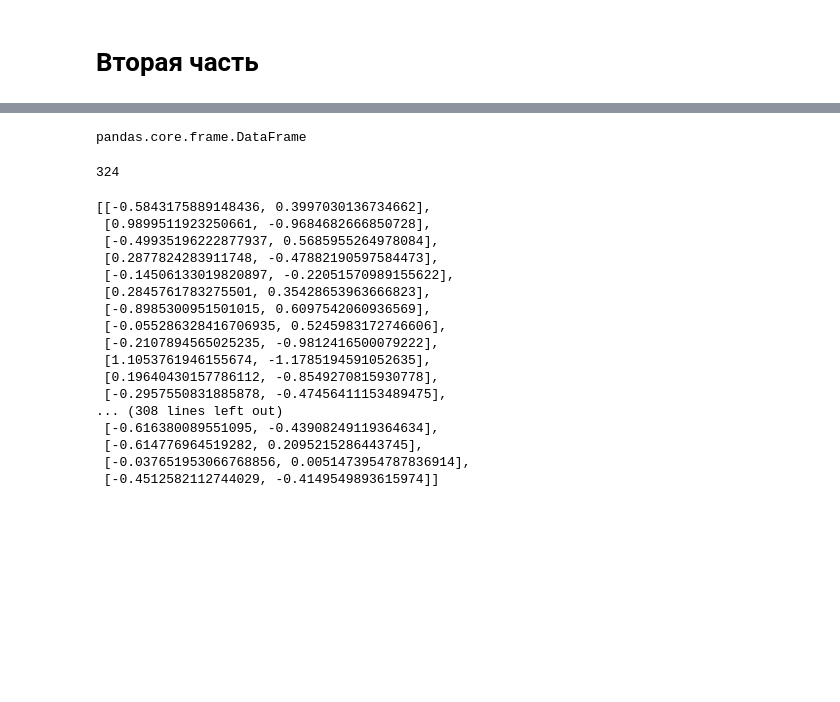
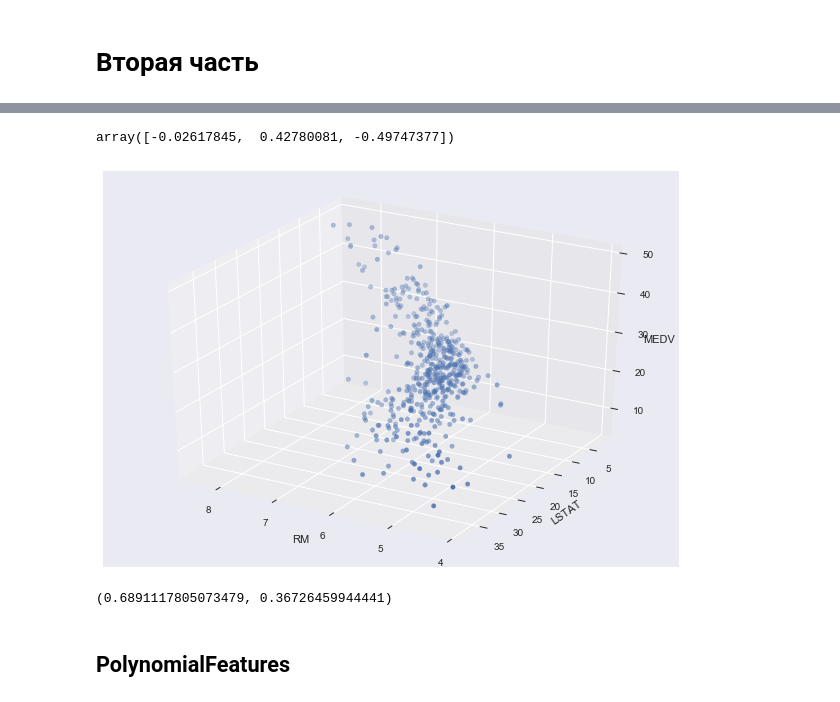
Before and after one commit to alexanderlakiza/cs102, a Jupyter notebook: homework08/LinearRegressionAssignment.ipynb, the cells around one changed output, grey strips where cells are left out. Drawn from its saved outputs; the diff is of its cells as text; code cells hidden in the pictures; blank space fills up the shorter version.

```diff
--- a/homework08/LinearRegressionAssignment.ipynb
+++ b/homework08/LinearRegressionAssignment.ipynb
@@ -785,4 +644,0 @@ error_theta
-# %%
-type(X_train)
-# %% [output]
-pandas.core.frame.DataFrame
@@ -791,24 +645,16 @@ X_kek = X_train.values.tolist()
-# %%
-len(Y_train)
-# %% [output]
-324
-# %%
-X_kek
-# %% [output]
-[[-0.5843175889148436, 0.3997030136734662],
- [0.9899511923250661, -0.9684682666850728],
- [-0.49935196222877937, 0.5685955264978084],
- [0.2877824283911748, -0.47882190597584473],
- [-0.14506133019820897, -0.22051570989155622],
- [0.2845761783275501, 0.35428653963666823],
- [-0.8985300951501015, 0.6097542060936569],
- [-0.055286328416706935, 0.5245983172746606],
- [-0.2107894565025235, -0.9812416500079222],
- [1.1053761946155674, -1.1785194591052635],
- [0.19640430157786112, -0.8549270815930778],
- [-0.2957550831885878, -0.47456411153489475],
-... (308 lines left out)
- [-0.616380089551095, -0.43908249119364634],
- [-0.614776964519282, 0.2095215286443745],
- [-0.037651953066768856, 0.0051473954787836914],
- [-0.4512582112744029, -0.4149549893615974]]
+# %%
+model.theta
+# %% [output]
+array([-0.02617845,  0.42780081, -0.49747377])
+# %%
+from mpl_toolkits.mplot3d import Axes3D
+fig = plt.figure()#figsize=(15, 10))
+ax = Axes3D(fig)
+ax.set_xlabel('RM')
+ax.set_ylabel('LSTAT')
+ax.set_zlabel('MEDV');
+ax.view_init(azim=120)
+ax.scatter3D(data["RM"], data["LSTAT"], data["MEDV"])
+plt.show()
+# %% [output]
+[figure, added]
@@ -814,0 +664,7 @@ X_kek
+# %%
+Y_pred = model.predict(X_test)
+r2_score(Y_test, Y_pred), mean_squared_error(Y_test, Y_pred)
+# %% [output]
+(0.6891117805073479, 0.36726459944441)
+# %% [markdown]
+## PolynomialFeatures
```
Also changed, not shown: parts of 62 cells of this notebook.
